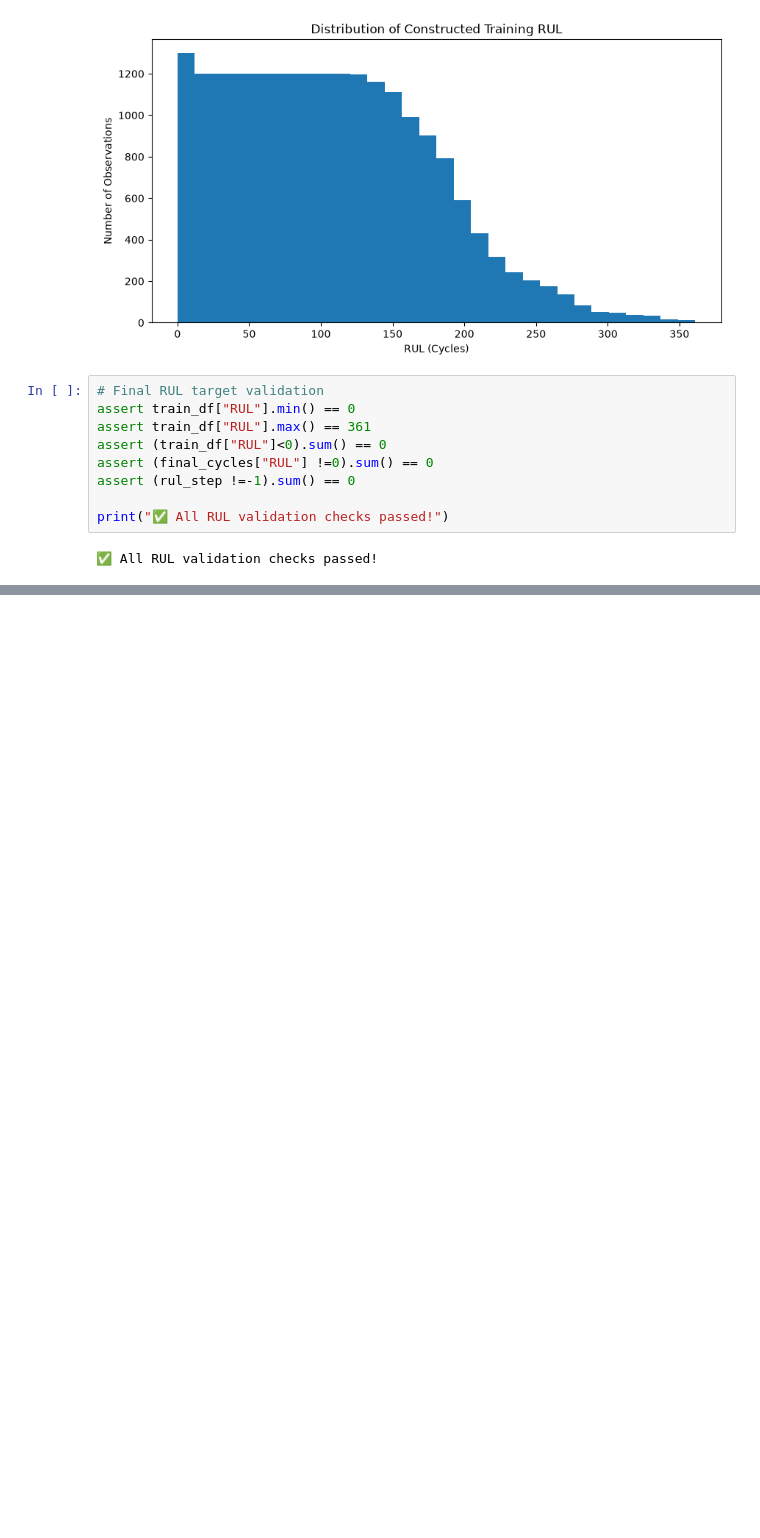
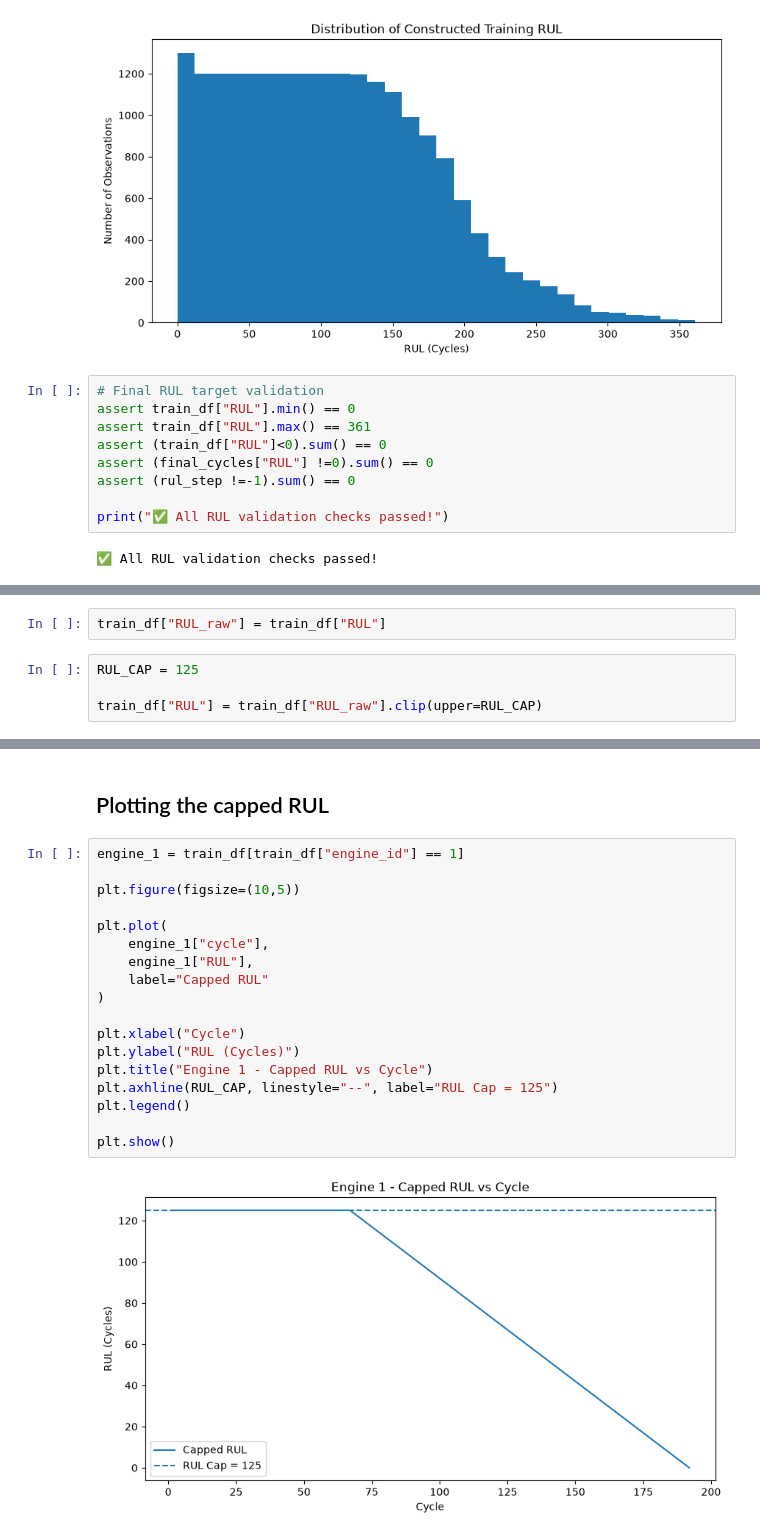
Before and after one commit to Bhav-creator452/predictive-maintenance-analyzer, a Jupyter notebook: notebooks/01_data_understanding.ipynb, the cells around one changed output, grey strips where cells are left out. Saved outputs shown, nothing was run; the diff lists cells and outputs as text; blank space fills up the shorter version.

Commit message:
feat: add RUL feature engineering

```diff
--- a/notebooks/01_data_understanding.ipynb
+++ b/notebooks/01_data_understanding.ipynb
@@ -543,0 +546,6 @@ print("✅ All RUL validation checks passed!")
+# %%
+train_df["RUL_raw"] = train_df["RUL"]
+# %%
+RUL_CAP = 125
+
+train_df["RUL"] = train_df["RUL_raw"].clip(upper=RUL_CAP)
@@ -543,0 +582,22 @@ print("✅ All RUL validation checks passed!")
+# %% [markdown]
+## Plotting the capped RUL
+# %%
+engine_1 = train_df[train_df["engine_id"] == 1]
+
+plt.figure(figsize=(10,5))
+
+plt.plot(
+    engine_1["cycle"],
+    engine_1["RUL"],
+    label="Capped RUL"
+)
+
+plt.xlabel("Cycle")
+plt.ylabel("RUL (Cycles)")
+plt.title("Engine 1 - Capped RUL vs Cycle")
+plt.axhline(RUL_CAP, linestyle="--", label="RUL Cap = 125")
+plt.legend()
+
+plt.show()
+# %% [output]
+[figure, added]
```
Also changed, not shown: parts of 25 cells of this notebook, 1 other file.
